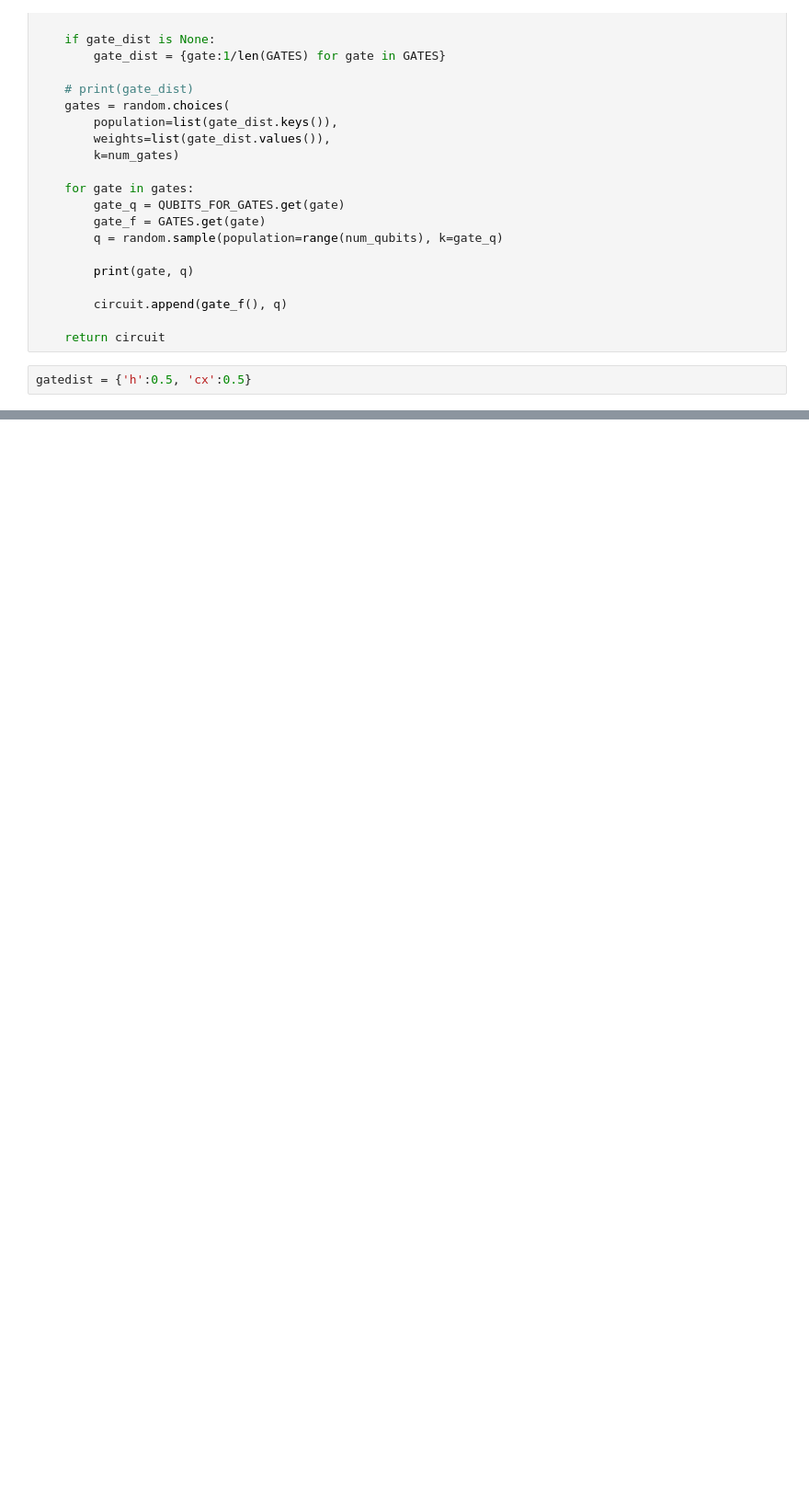
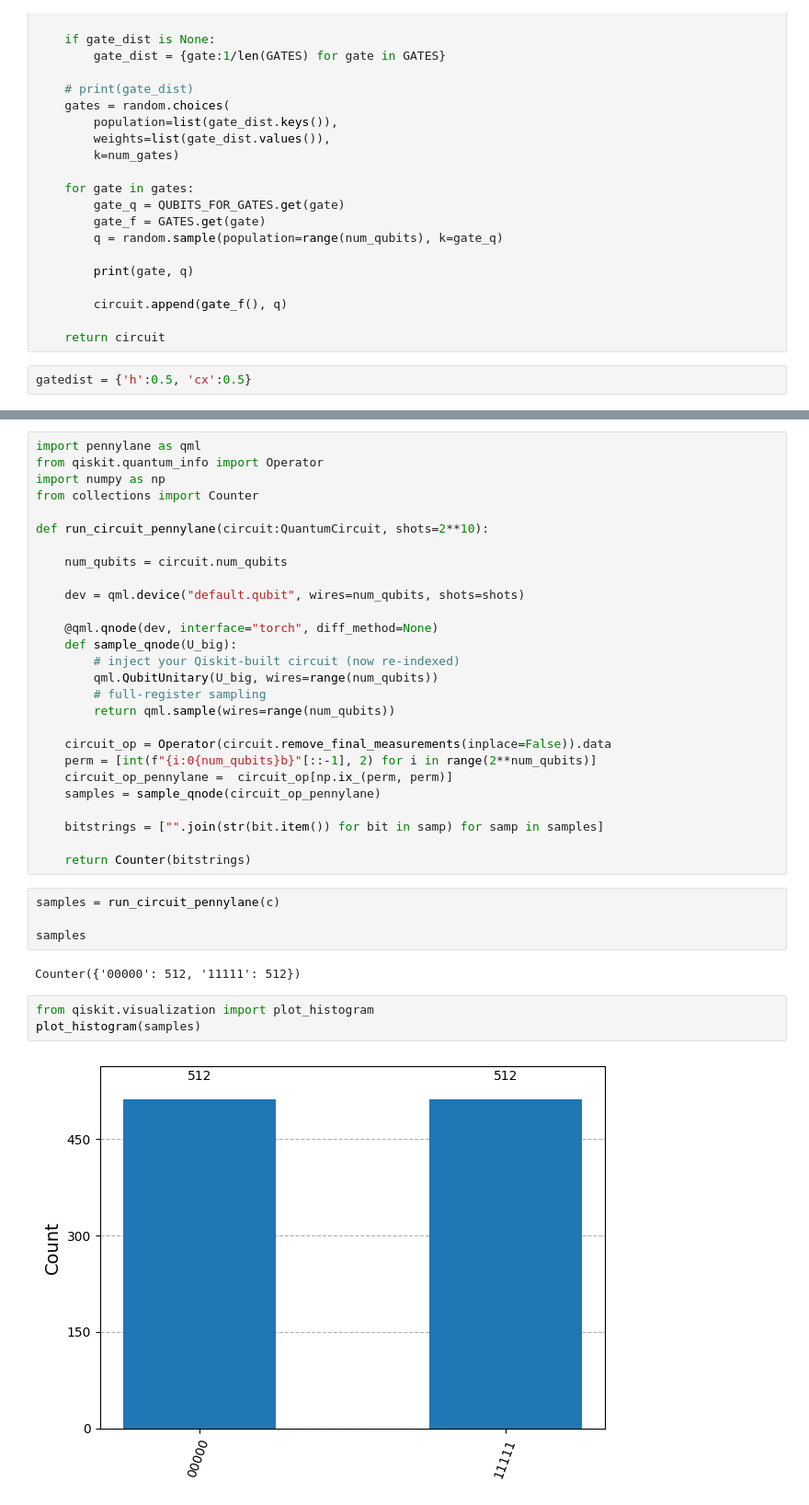
Before and after one commit to ashutiw2k/nequa, a Jupyter notebook: test_notebooks/RandomCircGen.ipynb, the cells around one changed output, grey strips where cells are left out. Shown at 92% size. Cells and saved outputs as stored; diff of their text form; blank space fills up the shorter version.

Commit message:
Endian issue with sampler fixed

```diff
--- a/test_notebooks/RandomCircGen.ipynb
+++ b/test_notebooks/RandomCircGen.ipynb
@@ -65,0 +76,38 @@ h [1]
+# %%
+import pennylane as qml
+from qiskit.quantum_info import Operator
+import numpy as np
+from collections import Counter
+
+def run_circuit_pennylane(circuit:QuantumCircuit, shots=2**10):
+
+    num_qubits = circuit.num_qubits
+
+    dev = qml.device("default.qubit", wires=num_qubits, shots=shots)
+
+    @qml.qnode(dev, interface="torch", diff_method=None)
+    def sample_qnode(U_big):
+        # inject your Qiskit-built circuit (now re-indexed)
+        qml.QubitUnitary(U_big, wires=range(num_qubits))
+        # full-register sampling
+        return qml.sample(wires=range(num_qubits))
+
+    circuit_op = Operator(circuit.remove_final_measurements(inplace=False)).data
+    perm = [int(f"{i:0{num_qubits}b}"[::-1], 2) for i in range(2**num_qubits)]
+    circuit_op_pennylane =  circuit_op[np.ix_(perm, perm)]
+    samples = sample_qnode(circuit_op_pennylane)
+
+    bitstrings = ["".join(str(bit.item()) for bit in samp) for samp in samples]
+
+    return Counter(bitstrings)
+# %%
+samples = run_circuit_pennylane(c)
+
+samples
+# %% [output]
+Counter({'00000': 512, '11111': 512})
+# %%
+from qiskit.visualization import plot_histogram
+plot_histogram(samples)
+# %% [output]
+[figure, added]
```
Also changed, not shown: parts of 4 cells of this notebook, 2 other files.
